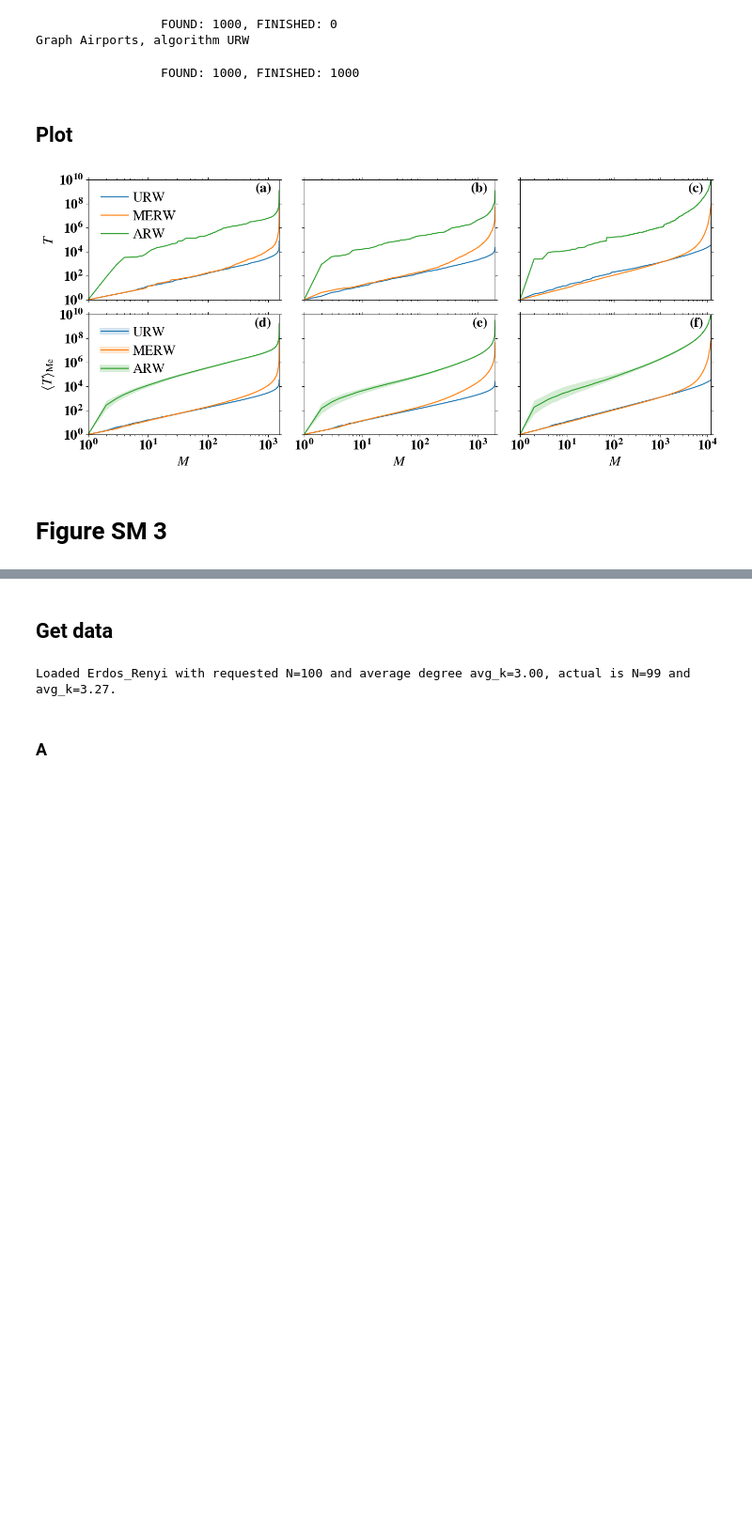
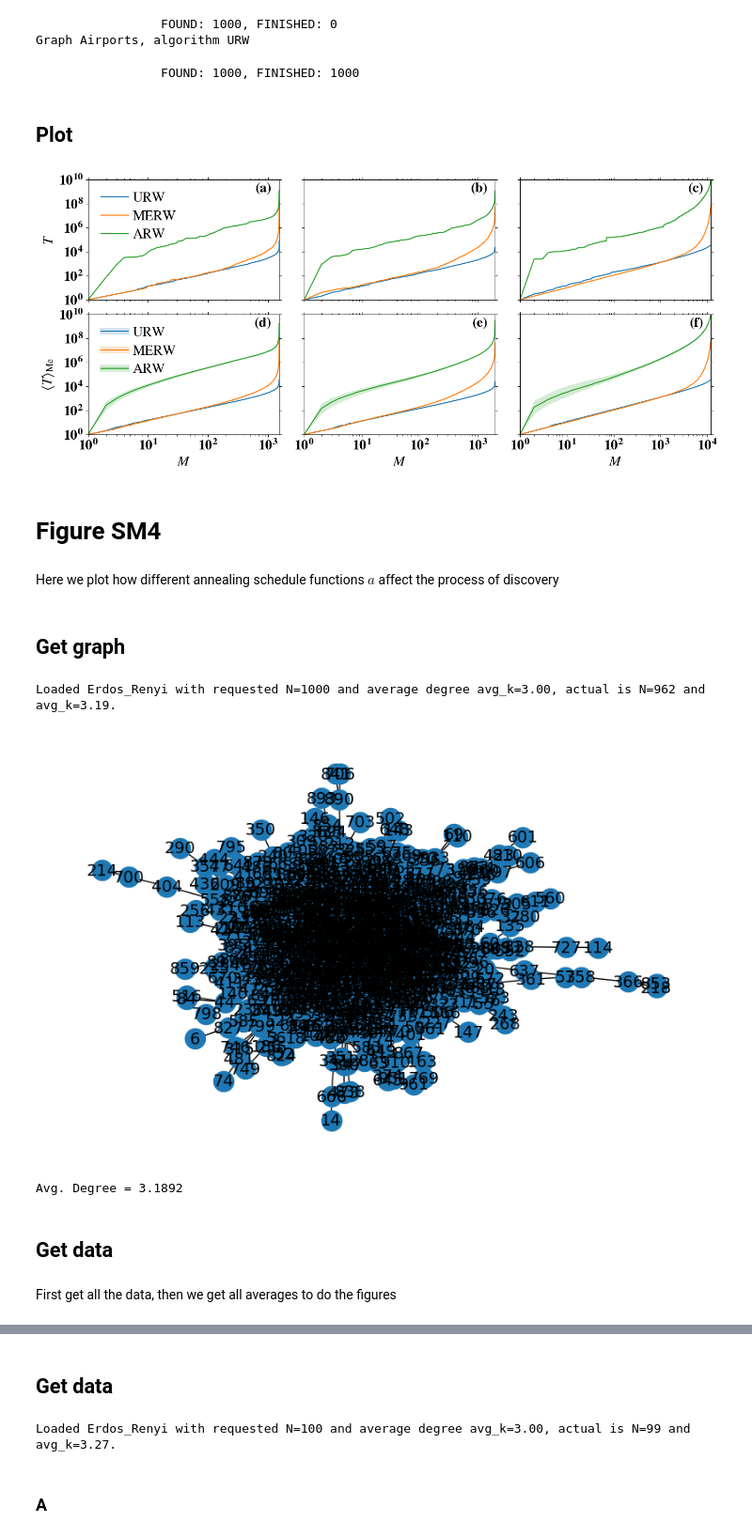
Before and after one commit to gabriele-di-bona/ARW, a Jupyter notebook: notebooks/plots_analysis.ipynb, the cells around one changed output, grey strips where cells are left out. Shown at 94% size. Cells and saved outputs as stored; diff of their text form; code cells hidden in the pictures; blank space fills up the shorter version.

```diff
--- a/notebooks/plots_analysis.ipynb
+++ b/notebooks/plots_analysis.ipynb
@@ -982,13 +981,13 @@ counter = -1
 
 ############################# FIRST ROW #############################
 row = 0 # SINGLE DATA
-for column,name_graph in enumerate(results_fig_SM1.keys()):
+for column,name_graph in enumerate(results_fig_SM2.keys()):
     counter += 1
     ax = axes[row,column]
 
     for color_id,algorithm in enumerate(["URW", "MERW", "ARW"]):
-        if algorithm in results_fig_SM1[name_graph]:
-            tmp = results_fig_SM1[name_graph][algorithm]
+        if algorithm in results_fig_SM2[name_graph]:
+            tmp = results_fig_SM2[name_graph][algorithm]
             try:
                 last_index = list(tmp["maximum_entr_prod_explored_list_M"][entropy_type]).index(-1)
             except ValueError:
@@ -1024,20 +1023,20 @@ for column,name_graph in enumerate(results_fig_SM1.keys()):
 
 ############################# SECOND ROW #############################
 row = 1 # AVERAGE DATA
-for column,name_graph in enumerate(results_fig_SM1.keys()):
+for column,name_graph in enumerate(results_fig_SM2.keys()):
     counter += 1
     ax = axes[row,column]
     for color_id,algorithm in enumerate(["URW", "MERW", "ARW"]):
-        if algorithm in results_fig_SM1[name_graph]:
-            q1 = q1_error_results_fig_SM1[name_graph][algorithm]
+        if algorithm in results_fig_SM2[name_graph]:
+            q1 = q1_error_results_fig_SM2[name_graph][algorithm]
             indices = np.where(q1>0)[0]
             almost_0 = 0
-            links_list = links_list_results_fig_SM1[name_graph][algorithm]
-            mean_list = np.array([mean_error_results_fig_SM1[name_graph][algorithm][i] if i in indices else almost_0 for i in range(len(q1))])
-            std_list = np.array([std_error_results_fig_SM1[name_graph][algorithm][i] if i in indices else almost_0 for i in range(len(q1))])
-            q1 = np.array([q1_error_results_fig_SM1[name_graph][algorithm][i] if i in indices else almost_0 for i in range(len(q1))])
-            q2 = np.array([q2_error_results_fig_SM1[name_graph][algorithm][i] if i in indices else almost_0 for i in range(len(q1))])
-            q3 = np.array([q3_error_results_fig_SM1[name_graph][algorithm][i] if i in indices else almost_0 for i in range(len(q1))])
+            links_list = links_list_results_fig_SM2[name_graph][algorithm]
+            mean_list = np.array([mean_error_results_fig_SM2[name_graph][algorithm][i] if i in indices else almost_0 for i in range(len(q1))])
+            std_list = np.array([std_error_results_fig_SM2[name_graph][algorithm][i] if i in indices else almost_0 for i in range(len(q1))])
+            q1 = np.array([q1_error_results_fig_SM2[name_graph][algorithm][i] if i in indices else almost_0 for i in range(len(q1))])
+            q2 = np.array([q2_error_results_fig_SM2[name_graph][algorithm][i] if i in indices else almost_0 for i in range(len(q1))])
+            q3 = np.array([q3_error_results_fig_SM2[name_graph][algorithm][i] if i in indices else almost_0 for i in range(len(q1))])
             ax.plot(links_list,q2,label=algorithm, alpha=1,color=colors[color_id])
             ax.fill_between(links_list, q1, q3, color=colors[color_id], alpha = 0.2,lw=0)
 
@@ -1068,7 +1067,7 @@ for column,name_graph in enumerate(results_fig_SM1.keys()):
     ax.text(0.96, 0.975, "(%s)"%(letters[counter].lower()), fontsize=20, transform=ax.transAxes, horizontalalignment='right', verticalalignment='top')
 
 os.makedirs(root_dir + "figures", exist_ok=True)
-fig.savefig(root_dir + "figures/FigSM_1_entropy_nodes_explored.pdf",bbox_inches="tight")
+fig.savefig(root_dir + "figures/FigSM2_entropy_nodes_explored.pdf",bbox_inches="tight")
 # %% [output]
 [figure]
 # %% [markdown]
@@ -1336,4 +1335,27 @@ fig.savefig(root_dir + "figures/FigSM_2_time_exploration_links.pdf",bbox_inches=
 # %% [output]
 [figure]
 # %% [markdown]
-# Figure SM 3
+# Figure SM4
+# %% [markdown]
+Here we plot how different annealing schedule functions $a$ affect the process of discovery
+# %% [markdown]
+## Get graph
+# %%
+N_requested = 1000
+G, A = load_graph(name_graph = "Erdos_Renyi", N_requested = N_requested, avg_k_requested = 3.00,  # Barabasi_Albert, Erdos_Renyi
+    graph_dir = graph_dir,
+    max_tries = 1,
+    do_prints = True,
+    create_new = True,
+    show_graph = True, use_spring_layout=True, use_circular_layout=False, save_fig=False, save_as_pdf=True)
+k_list = G.degree() # degree list
+e = np.real(np.linalg.eigvals(A)) # eigenvalues
+max_eig = max(e) # maximum eigenvalue
+expected_entr_prod_theoretic = np.log(max_eig) # expected entropy production rate
+N = len(G)
+avg_k = np.mean(list(dict(G.degree()).values()))
+print("Avg. Degree = %.4f"%(np.mean(list(dict(k_list).values()))))
+# %% [output]
+Loaded Erdos_Renyi with requested N=1000 and average degree avg_k=3.00, actual is N=962 and avg_k=3.19.
+[figure, added]
+Avg. Degree = 3.1892
@@ -1339,0 +1364,4 @@ fig.savefig(root_dir + "figures/FigSM_2_time_exploration_links.pdf",bbox_inches=
+# %% [markdown]
+## Get data
+# %% [markdown]
+First get all the data, then we get all averages to do the figures
```
Also changed, not shown: parts of 89 cells of this notebook, 34 other files.
